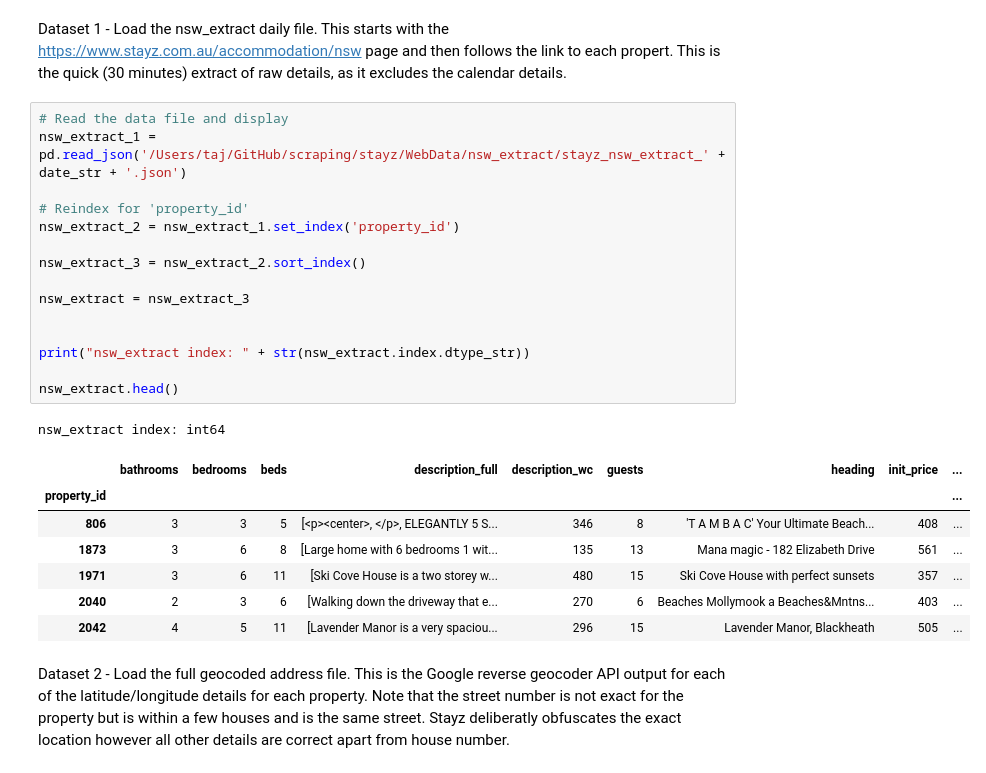
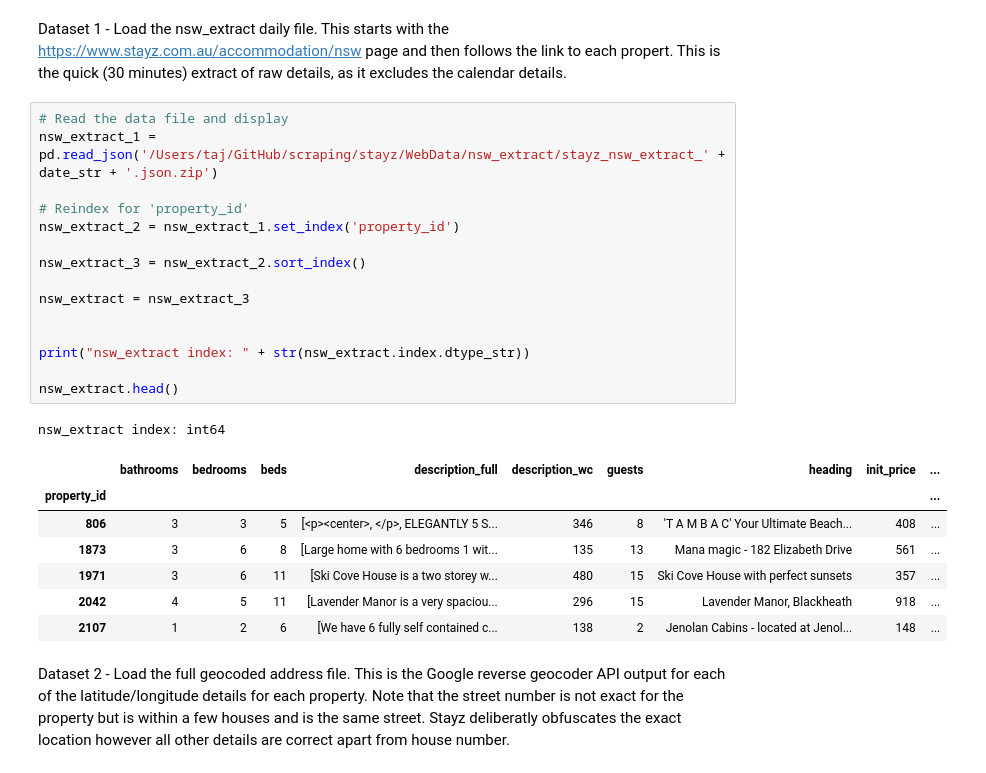
Before and after one commit to Mitoflyboy/scraping, a Jupyter notebook: stayz_analysis/Stayz_Analysis.ipynb, the cells around one changed output. Drawn from its saved outputs; the diff is of its cells as text.

```diff
--- a/stayz_analysis/Stayz_Analysis.ipynb
+++ b/stayz_analysis/Stayz_Analysis.ipynb
@@ -40,28 +40,28 @@ Date: 2018-04-12
 Dataset 1 - Load the nsw_extract daily file. This starts with the https://www.stayz.com.au/accommodation/nsw page and then follows the link to each propert. This is the quick (30 minutes) extract of raw details, as it excludes the calendar details.
 # %%
 # Read the data file and display
-nsw_extract_1 = pd.read_json('/Users/taj/GitHub/scraping/stayz/WebData/nsw_extract/stayz_nsw_extract_' + date_str + '.json')
+nsw_extract_1 = pd.read_json('/Users/taj/GitHub/scraping/stayz/WebData/nsw_extract/stayz_nsw_extract_' + date_str + '.json.zip')
 
 # Reindex for 'property_id'
 nsw_extract_2 = nsw_extract_1.set_index('property_id')
 
 nsw_extract_3 = nsw_extract_2.sort_index()
 
 nsw_extract = nsw_extract_3
 
 
 print("nsw_extract index: " + str(nsw_extract.index.dtype_str))
 
 nsw_extract.head()
 # %% [output]
 nsw_extract index: int64
 |  | bathrooms | bedrooms | beds | description_full | description_wc | guests | heading | init_price | ... |
 | property_id |  |  |  |  |  |  |  |  | ... |
 | 806 | 3 | 3 | 5 | [<p><center>, </p>, ELEGANTLY 5 S... | 346 | 8 | 'T A M B A C' Your Ultimate Beach... | 408 | ... |
 | 1873 | 3 | 6 | 8 | [Large home with 6 bedrooms 1 wit... | 135 | 13 | Mana magic - 182 Elizabeth Drive | 561 | ... |
 | 1971 | 3 | 6 | 11 | [Ski Cove House is a two storey w... | 480 | 15 | Ski Cove House with perfect sunsets | 357 | ... |
-| 2040 | 2 | 3 | 6 | [Walking down the driveway that e... | 270 | 6 | Beaches Mollymook a Beaches&Mntns... | 403 | ... |
-| 2042 | 4 | 5 | 11 | [Lavender Manor is a very spaciou... | 296 | 15 | Lavender Manor, Blackheath | 505 | ... |
+| 2042 | 4 | 5 | 11 | [Lavender Manor is a very spaciou... | 296 | 15 | Lavender Manor, Blackheath | 918 | ... |
+| 2107 | 1 | 2 | 6 | [We have 6 fully self contained c... | 138 | 2 | Jenolan Cabins - located at Jenol... | 148 | ... |
 # %% [markdown]
 Dataset 2 - Load the full geocoded address file. This is the Google reverse geocoder API output for each of the latitude/longitude details for each property. Note that the street number is not exact for the property but is within a few houses and is the same street. Stayz deliberatly obfuscates the exact location however all other details are correct apart from house number.
 # %%
```
Also changed, not shown: parts of 20 cells of this notebook, 5 other files.
